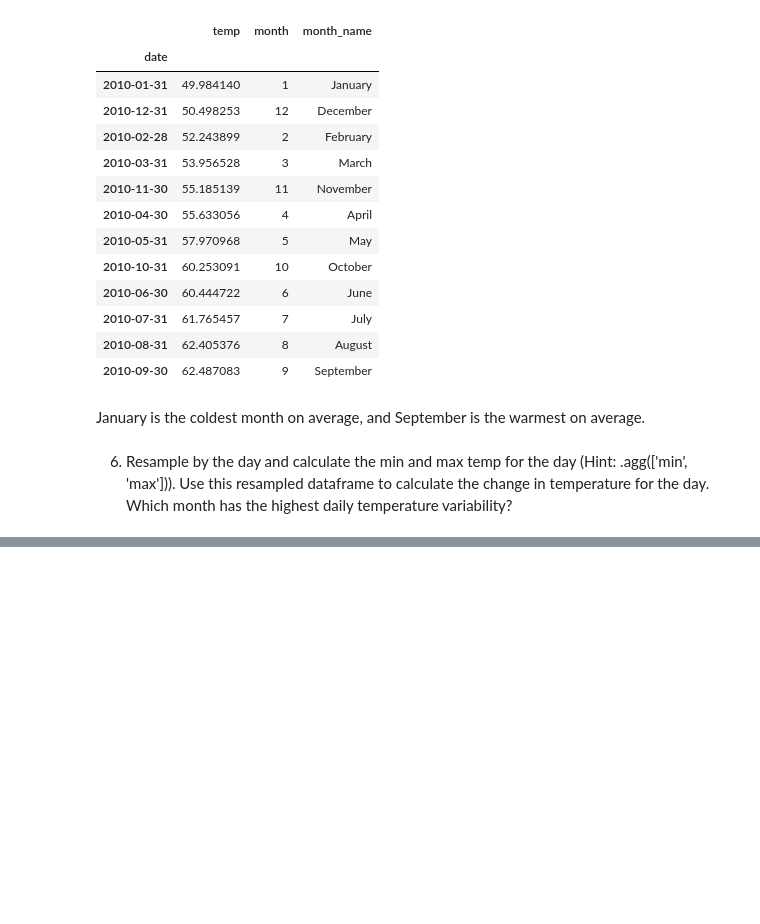
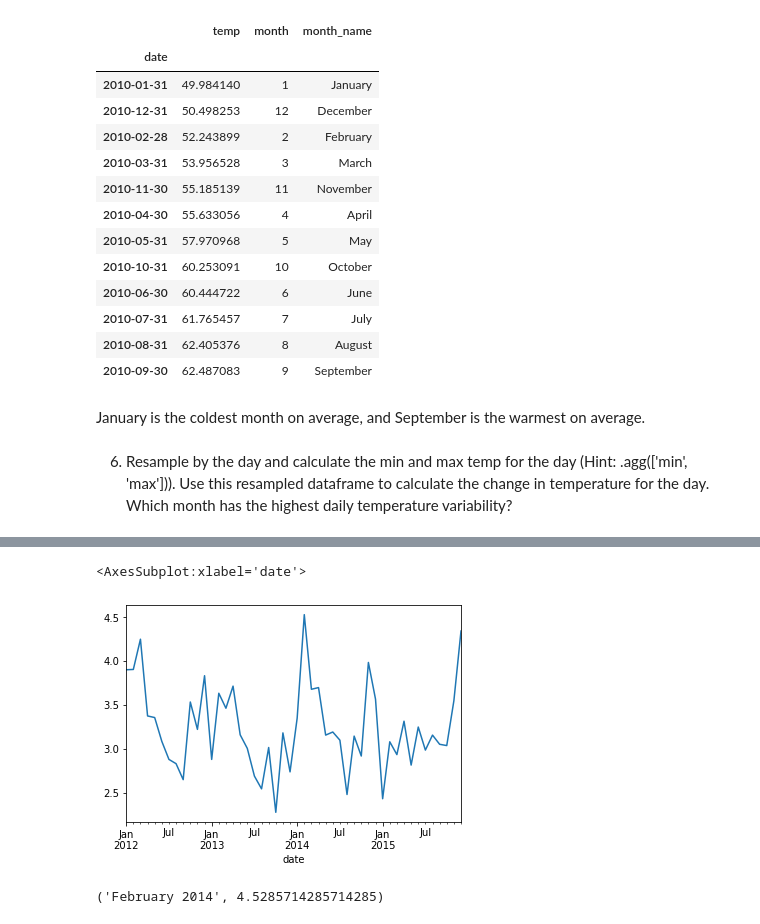
Before and after one commit to watermanbrandyn/time-series-exercises, a Jupyter notebook: working_with_time_series_data.ipynb, the cells around one changed output, grey strips where cells are left out. Saved outputs shown, nothing was run; the diff lists cells and outputs as text; code cells hidden in the pictures; blank space fills up the shorter version.

```diff
--- a/working_with_time_series_data.ipynb
+++ b/working_with_time_series_data.ipynb
@@ -115,0 +222,11 @@ TypeError: unsupported operand type(s) for -: 'method' and 'method'
+# %%
+df_monthly_means = df.resample('M').mean()
+# %%
+df_monthly_means.wind.plot()
+# %% [output]
+<AxesSubplot:xlabel='date'>
+[figure, added]
+# %%
+df_monthly_means.wind.idxmax().strftime('%B %Y'),df_monthly_means.wind.max()
+# %% [output]
+('February 2014', 4.5285714285714285)
```
Also changed, not shown: parts of 46 cells of this notebook.
